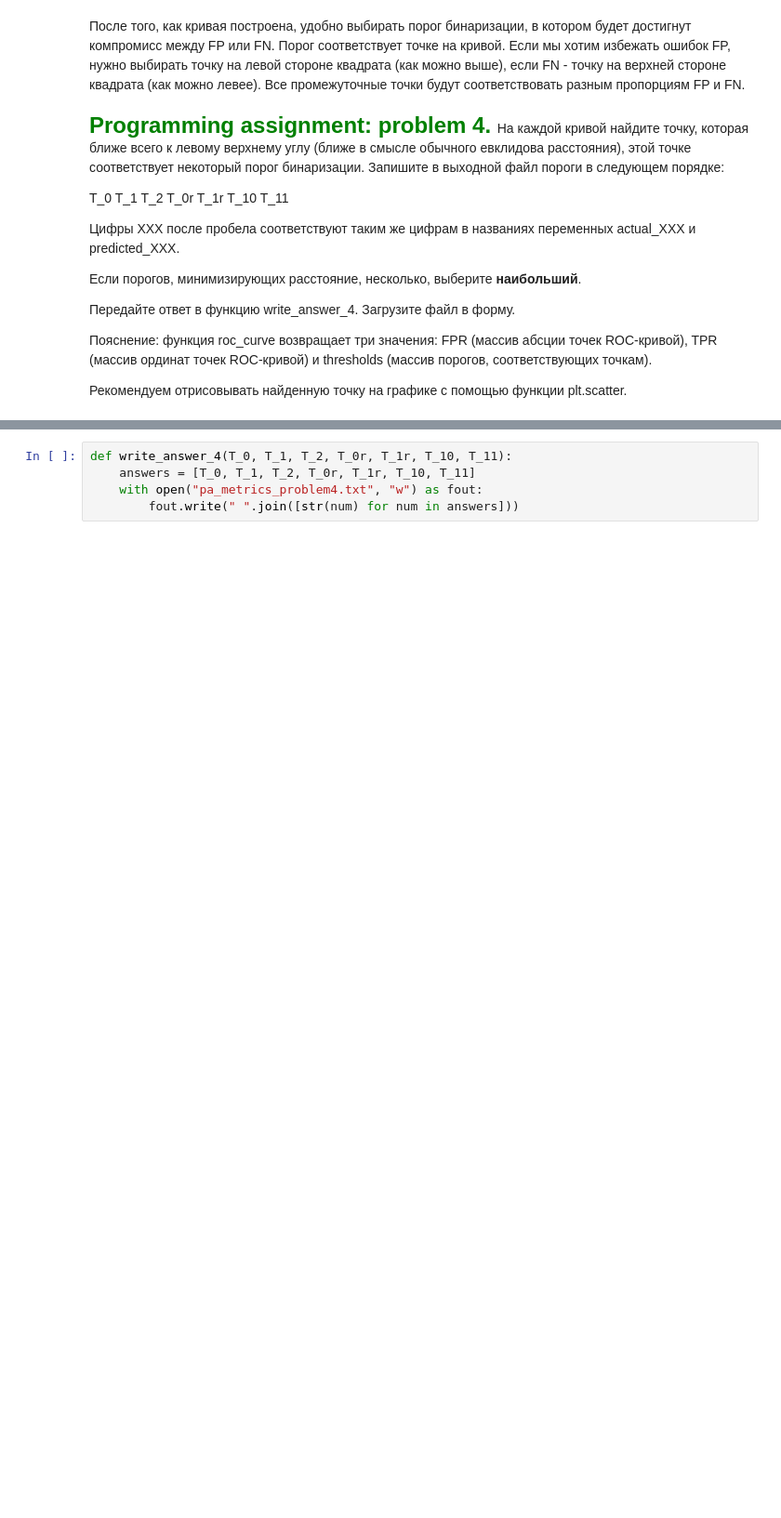
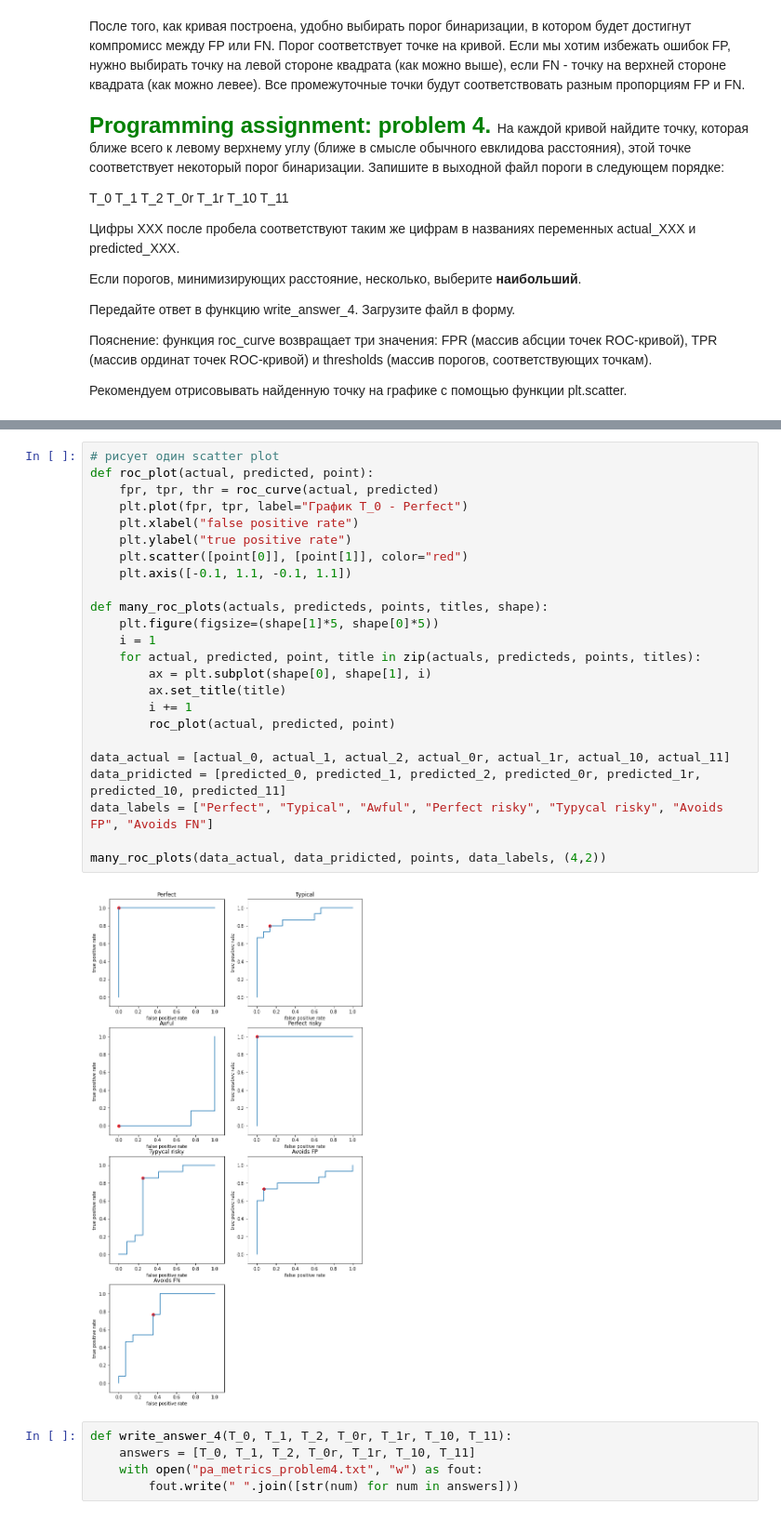
Before and after one commit to daria-popova/coursera_ML, a Jupyter notebook: week2-2/task2_MetricsPA_Coursera.ipynb, the cells around one changed output, grey strips where cells are left out. Shown at 93% size. Saved outputs shown, nothing was run; the diff lists cells and outputs as text; blank space fills up the shorter version.

```diff
--- a/week2-2/task2_MetricsPA_Coursera.ipynb
+++ b/week2-2/task2_MetricsPA_Coursera.ipynb
@@ -578,6 +572,32 @@ for pair in zip(labels, rs):
 ('T_1r', 0.67371118)
 ('T_10', 0.39478755)
 ('T_11', 0.70044585)
+# %%
+# рисует один scatter plot
+def roc_plot(actual, predicted, point):
+    fpr, tpr, thr = roc_curve(actual, predicted)
+    plt.plot(fpr, tpr, label="График T_0 - Perfect")
+    plt.xlabel("false positive rate")
+    plt.ylabel("true positive rate")
+    plt.scatter([point[0]], [point[1]], color="red")
+    plt.axis([-0.1, 1.1, -0.1, 1.1])
+
+def many_roc_plots(actuals, predicteds, points, titles, shape):
+    plt.figure(figsize=(shape[1]*5, shape[0]*5))
+    i = 1
+    for actual, predicted, point, title in zip(actuals, predicteds, points, titles):
+        ax = plt.subplot(shape[0], shape[1], i)
+        ax.set_title(title)
+        i += 1
+        roc_plot(actual, predicted, point)
+
+data_actual = [actual_0, actual_1, actual_2, actual_0r, actual_1r, actual_10, actual_11]
+data_pridicted = [predicted_0, predicted_1, predicted_2, predicted_0r, predicted_1r, predicted_10, predicted_11]
+data_labels = ["Perfect", "Typical", "Awful", "Perfect risky", "Typycal risky", "Avoids FP", "Avoids FN"]
+
+many_roc_plots(data_actual, data_pridicted, points, data_labels, (4,2))
+# %% [output]
+[figure, added]
 # %%
 def write_answer_4(T_0, T_1, T_2, T_0r, T_1r, T_10, T_11):
     answers = [T_0, T_1, T_2, T_0r, T_1r, T_10, T_11]
```
Also changed, not shown: parts of 1 cell of this notebook.
